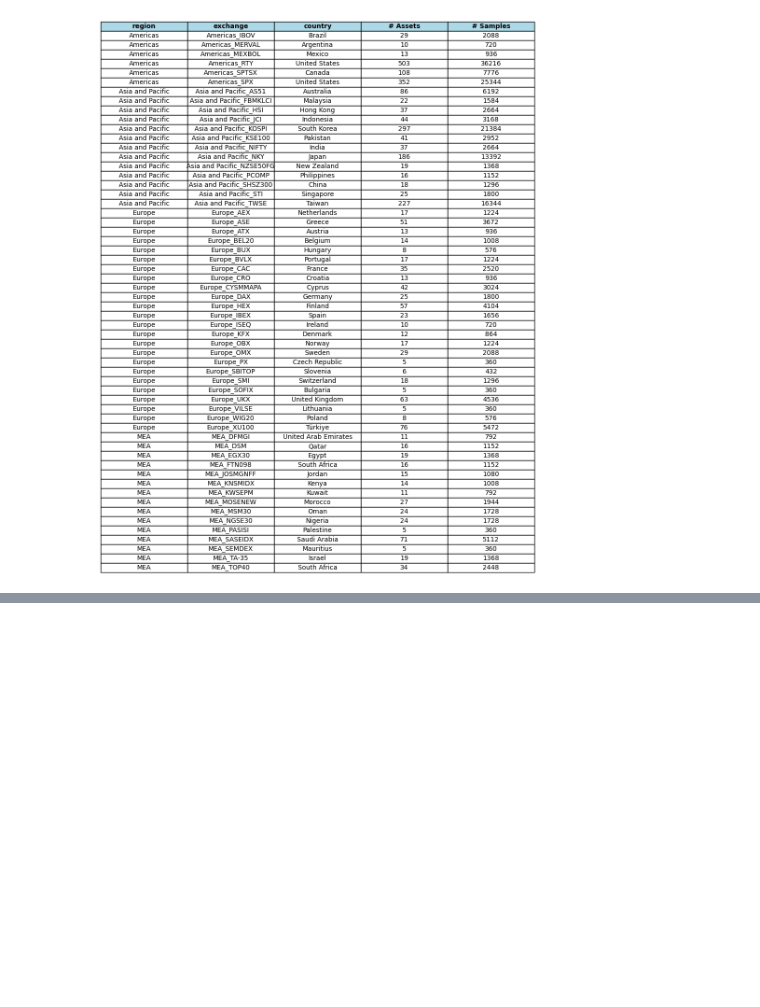
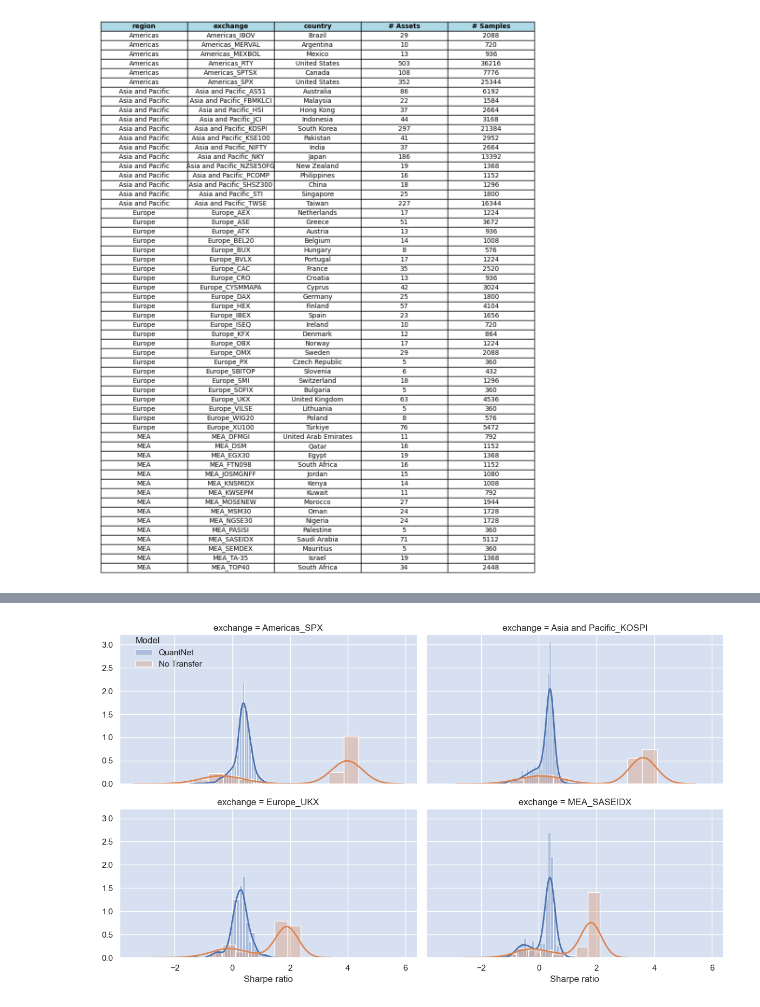
Before and after one commit to ducnguyen1014/QuantNet, a Jupyter notebook: main.ipynb, the cells around one changed output, grey strips where cells are left out. Drawn from its saved outputs; the diff is of its cells as text; code cells hidden in the pictures; blank space fills up the shorter version.

Commit message:
COMPLETE: figure a6

```diff
--- a/main.ipynb
+++ b/main.ipynb
@@ -981,0 +998,16 @@ fig.savefig("table_a1.png")
+# %%
+figure_a6 = df[
+    df["exchange"].isin(
+        ["Europe_UKX", "Americas_SPX", "MEA_SASEIDX", "Asia and Pacific_KOSPI"]
+    )
+][["exchange", "transferstrat", "SR"]]
+figure_a6 = figure_a6[
+    figure_a6["transferstrat"].isin(
+        ["1000_global_lstm_lstm", "1000_no_transfer_linear"]
+    )
+]
+figure_a6["transferstrat"] = figure_a6["transferstrat"].replace(
+    {"1000_global_lstm_lstm": "QuantNet", "1000_no_transfer_linear": "No Transfer"}
+)
+figure_a6.reset_index(drop=True, inplace=True)
+figure_a6
@@ -981,0 +1028,38 @@ fig.savefig("table_a1.png")
+# %%
+import matplotlib.pyplot as plt
+import seaborn as sns
+import pandas as pd
+import numpy as np
+
+
+sns.set(style="darkgrid", rc={"axes.facecolor": "#d6e0f0"})  # background like yours
+
+g = sns.FacetGrid(
+    figure_a6,
+    col="exchange",
+    col_wrap=2,
+    hue="transferstrat",
+    sharex=True,
+    sharey=True,
+    height=3.5,
+    aspect=1.5,
+)
+
+# Histogram with KDE
+g.map(sns.histplot, "SR", stat="density", kde=False, alpha=0.3, multiple="layer")
+g.map(sns.kdeplot, "SR", lw=2)
+
+# Adjust legend → top-left
+g.add_legend(title="Model", alignment="left")
+g._legend.set_bbox_to_anchor((0.05, 0.95))  # x, y relative to figure
+g._legend.set_loc("upper left")
+
+# Titles and labels
+for ax in g.axes.flat:
+    ax.set_xlabel("Sharpe ratio")
+    ax.set_ylabel("")
+
+plt.tight_layout()
+plt.show()
+# %% [output]
+[figure, added]
```
Also changed, not shown: parts of 5 cells of this notebook, 2 other files.
